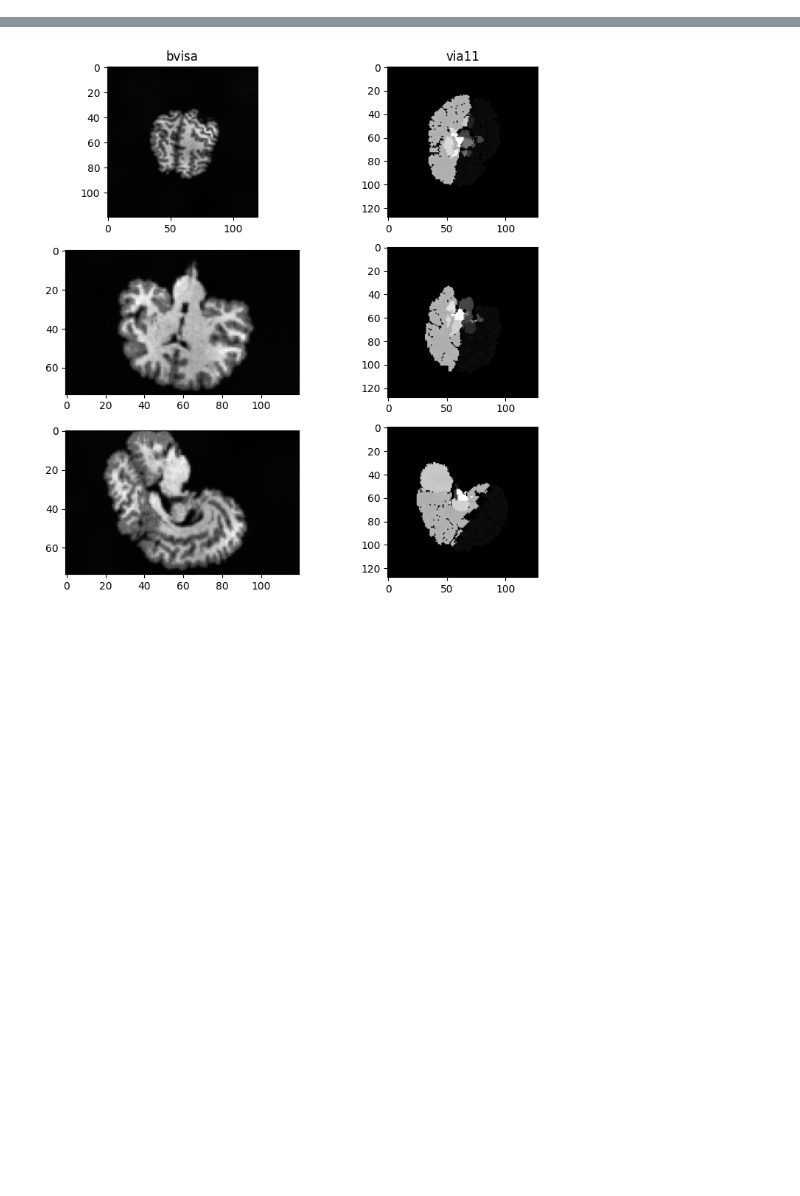
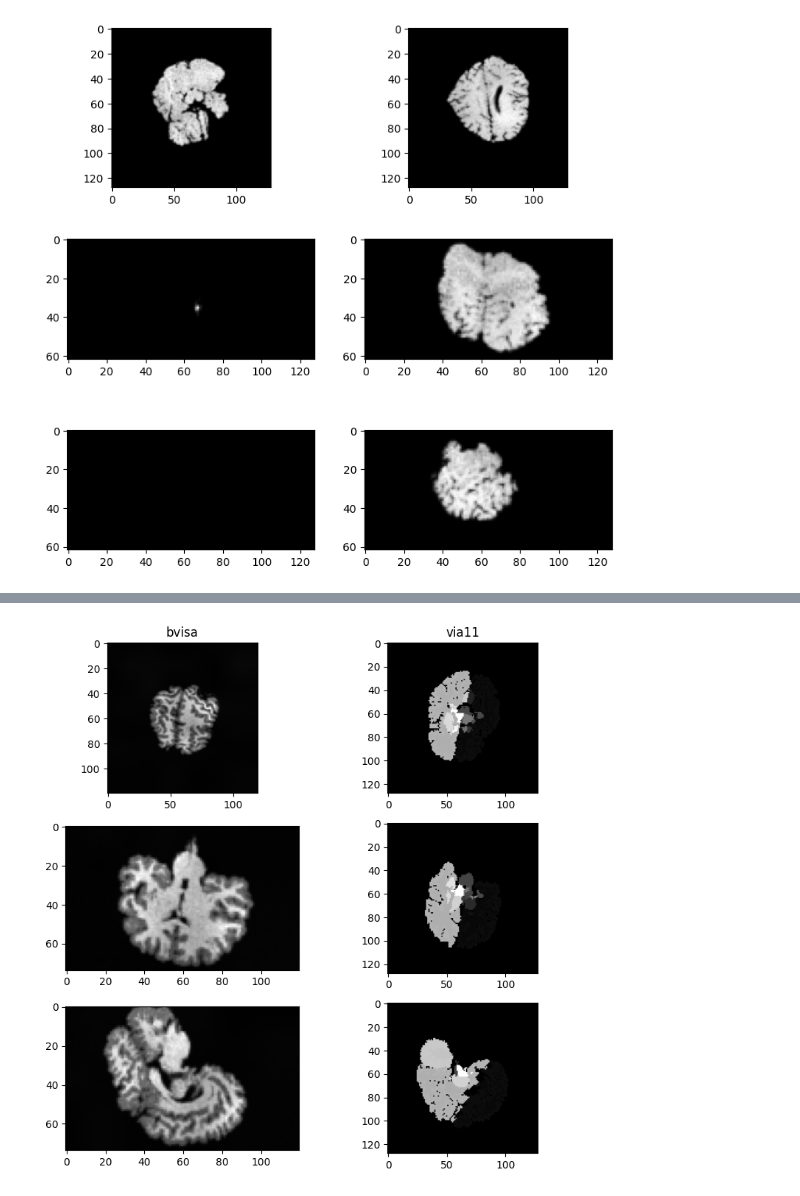
Before and after one commit to Vivikar/central-sulcus-analysis, a Jupyter notebook: notebooks/9_ValidateDownStream.ipynb, the cells around one changed output, grey strips where cells are left out. Cells and saved outputs as stored; diff of their text form; code cells hidden in the pictures; blank space fills up the shorter version.

```diff
--- a/notebooks/9_ValidateDownStream.ipynb
+++ b/notebooks/9_ValidateDownStream.ipynb
@@ -56 +57,28 @@ print(cfg.data)
+# %%
+for batch in datamodule.train_dataloader():
+    # plot images from batches
+    # fig, ax = plt.subplots(1, 2, figsize=(9, 9))
+    # slc = 100
+    # img = batch['image']
+    # target = batch['target']
+    # ax[0].imshow(img[0, 0, slc, :, :], cmap='gray')
+    # ax[1].imshow(img[0, 0, slc, :, :], cmap='gray', alpha=0.5)
+    # ax[1].imshow(target[0, slc, :, :], alpha=0.5)
+
+
+    fig, ax = plt.subplots(3, 2, figsize=(9, 9))
+    slc = 20
+    shift = 20
+    img = batch['image']
+    target = batch['target']
+    ax[0, 0].imshow(img[0, 0, slc, :, :], cmap='gray')
+    ax[0, 1].imshow(img[0, 0, slc+shift, :, :], cmap='gray')
+    ax[1, 0].imshow(img[0, 0, :, slc, :], cmap='gray')
+    ax[1, 1].imshow(img[0, 0, :, slc+shift, :], cmap='gray')
+    ax[2, 0].imshow(img[0, 0, :, :, slc,], cmap='gray')
+    ax[2, 1].imshow(img[0, 0, :, :, slc+shift,], cmap='gray')
+    plt.show()
+    break
+# %% [output]
+[figure, added]
 # %%
```
Also changed, not shown: parts of 6 cells of this notebook, 14 other files.
